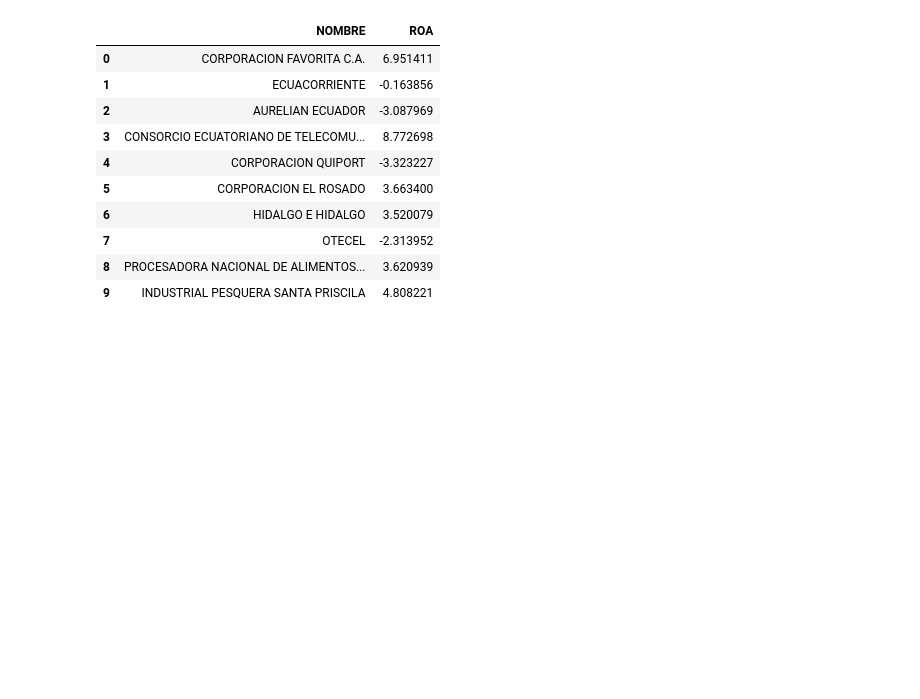
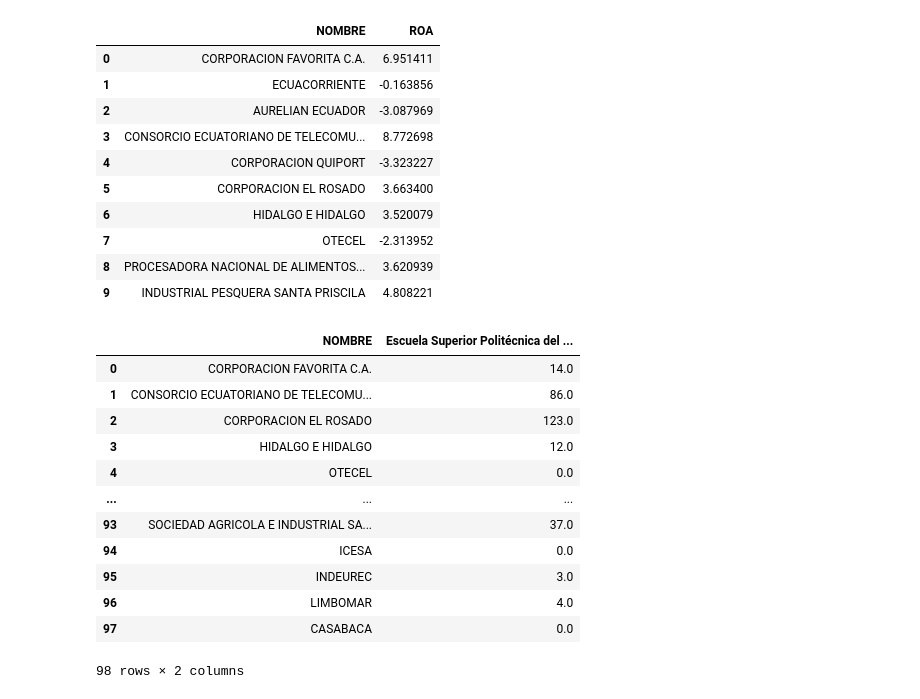
Before and after one commit to JFNebel/ecuadorian-graduates-workforce-mobility, a Jupyter notebook: Avance1/MyQuestion.ipynb, the cells around one changed output. Saved outputs shown, nothing was run; the diff lists cells and outputs as text; code cells hidden in the pictures; blank space fills up the shorter version.

```diff
--- a/Avance1/MyQuestion.ipynb
+++ b/Avance1/MyQuestion.ipynb
@@ -36,3 +56,21 @@ df[["NOMBRE", "ROA"]].head(10)
 | 7 | OTECEL | -2.313952 |
 | 8 | PROCESADORA NACIONAL DE ALIMENTOS... | 3.620939 |
 | 9 | INDUSTRIAL PESQUERA SANTA PRISCILA | 4.808221 |
+# %%
+df_uni = pd.read_csv('Datasets/clean_where_they_studied.csv')
+df_uni = df_uni[["NOMBRE", "Escuela Superior Politécnica del Litoral"]]
+df_uni
+# %% [output]
+|  | NOMBRE | Escuela Superior Politécnica del ... |
+| 0 | CORPORACION FAVORITA C.A. | 14.0 |
+| 1 | CONSORCIO ECUATORIANO DE TELECOMU... | 86.0 |
+| 2 | CORPORACION EL ROSADO | 123.0 |
+| 3 | HIDALGO E HIDALGO | 12.0 |
+| 4 | OTECEL | 0.0 |
+| ... | ... | ... |
+| 93 | SOCIEDAD AGRICOLA E INDUSTRIAL SA... | 37.0 |
+| 94 | ICESA | 0.0 |
+| 95 | INDEUREC | 3.0 |
+| 96 | LIMBOMAR | 4.0 |
+| 97 | CASABACA | 0.0 |
+98 rows × 2 columns
```
Also changed, not shown: parts of 3 cells of this notebook, 2 other files.
